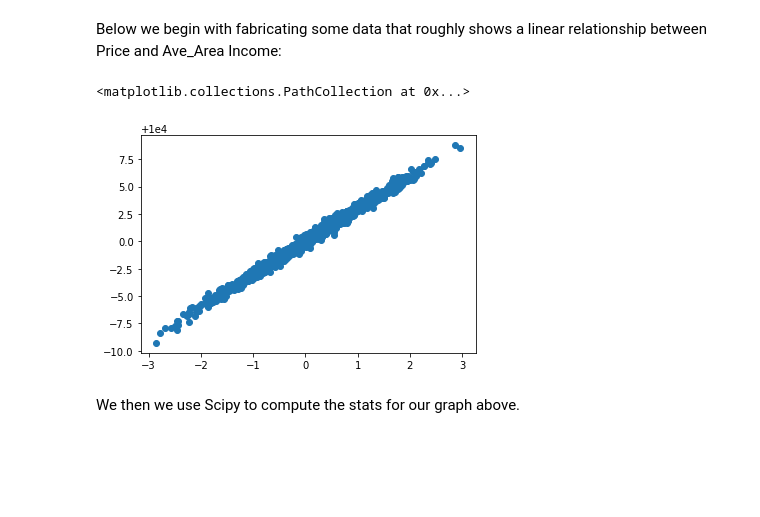
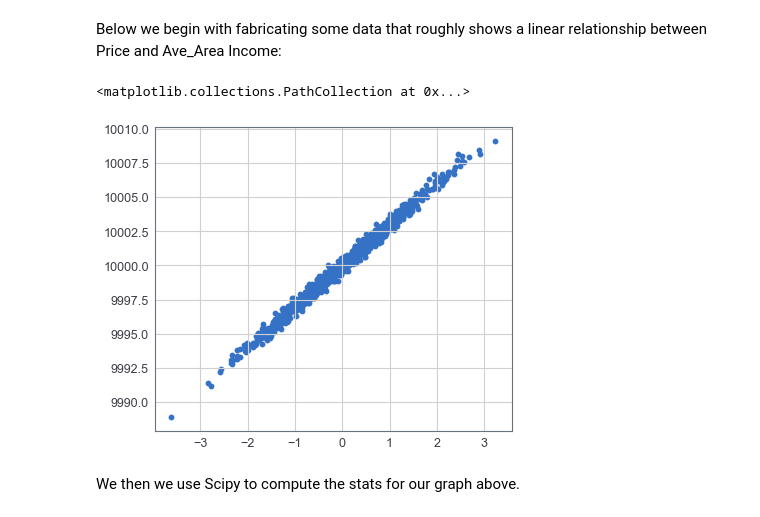
Before and after one commit to MrRutledge/ML_Practice, a Jupyter notebook: Linear_Regression .ipynb, the cells around one changed output. Cells and saved outputs as stored; diff of their text form; code cells hidden in the pictures; blank space fills up the shorter version.

```diff
--- a/Linear_Regression .ipynb
+++ b/Linear_Regression .ipynb
@@ -12,16 +12,19 @@ Below we begin with fabricating some data that roughly shows a linear relationsh
 # %%
 %matplotlib inline
 import matplotlib.pyplot as plt
+from jupyterthemes import jtplot
 import numpy as np
 from pylab import *
-plt.xkcd()
+jtplot.style(theme='grade3')
+
+
 Prices = np.random.normal(0,1.0, 1000)
 Ave_Income_Area = 10000 + (Prices - np.random.normal(0,0.1, 1000)) * 3
-
+plt.xkcd()
 scatter(Prices, Ave_Income_Area)
 # %% [output]
 <matplotlib.collections.PathCollection at 0x...>
-[figure, old version]
+[figure, new version]
 # %% [markdown]
 We then we use Scipy to compute the stats for our graph above.
 # %%
```
Also changed, not shown: parts of 18 cells of this notebook, 1 other file.
